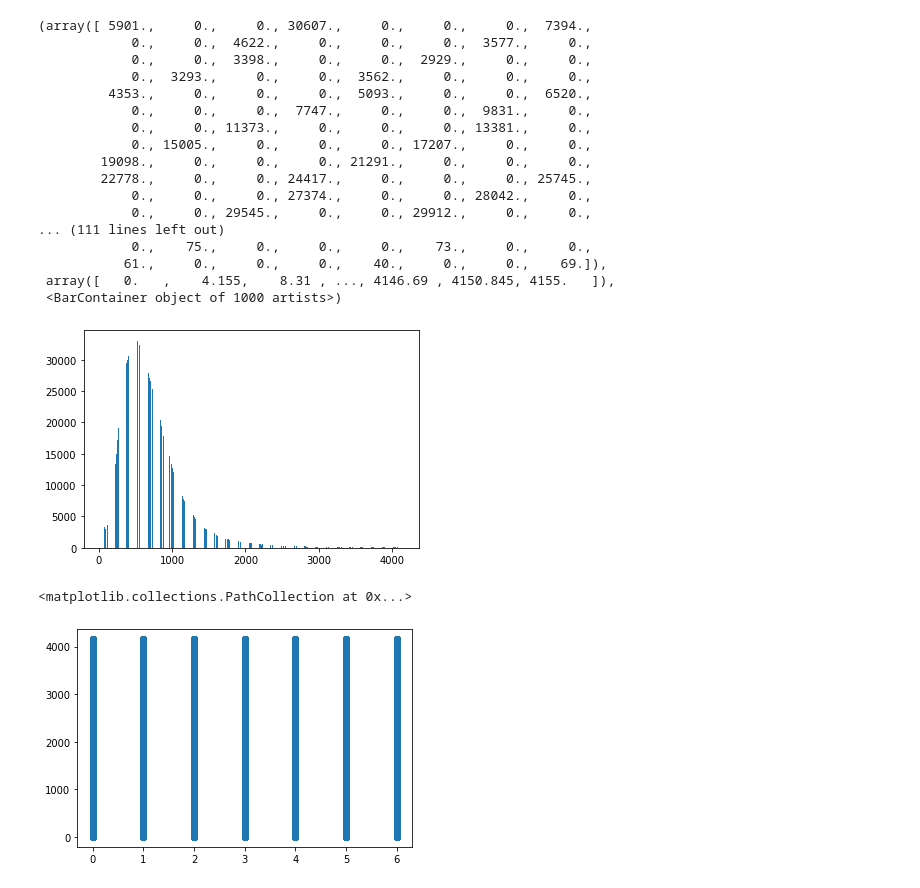
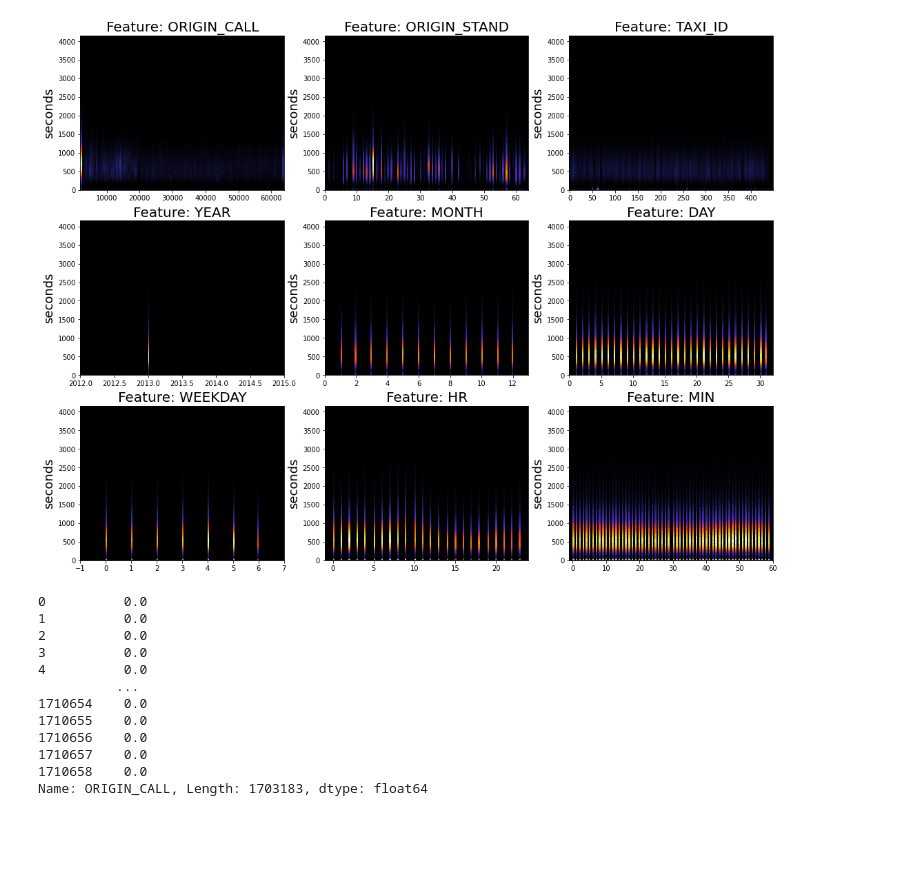
Before and after one commit to benjxia/CSE-151B-KAGGLE, a Jupyter notebook: analysis.ipynb, the cells around one changed output. Cells and saved outputs as stored; diff of their text form; code cells hidden in the pictures; blank space fills up the shorter version.

```diff
--- a/analysis.ipynb
+++ b/analysis.ipynb
@@ -37,29 +16,38 @@ plt.hist(df["TARGET"], bins=1000)
 # %%
 mean, std = df["TARGET"].mean(), df["TARGET"].std()
 df = df[df["TARGET"] < mean + 5 * std]
-# %%
-plt.hist(df["TARGET"], bins=1000)
-# %% [output]
-(array([ 5901.,     0.,     0., 30607.,     0.,     0.,     0.,  7394.,
-            0.,     0.,  4622.,     0.,     0.,     0.,  3577.,     0.,
-            0.,     0.,  3398.,     0.,     0.,  2929.,     0.,     0.,
-            0.,  3293.,     0.,     0.,  3562.,     0.,     0.,     0.,
-         4353.,     0.,     0.,     0.,  5093.,     0.,     0.,  6520.,
-            0.,     0.,     0.,  7747.,     0.,     0.,  9831.,     0.,
-            0.,     0., 11373.,     0.,     0.,     0., 13381.,     0.,
-            0., 15005.,     0.,     0.,     0., 17207.,     0.,     0.,
-        19098.,     0.,     0.,     0., 21291.,     0.,     0.,     0.,
-        22778.,     0.,     0., 24417.,     0.,     0.,     0., 25745.,
-            0.,     0.,     0., 27374.,     0.,     0., 28042.,     0.,
-            0.,     0., 29545.,     0.,     0., 29912.,     0.,     0.,
-... (111 lines left out)
-            0.,    75.,     0.,     0.,     0.,    73.,     0.,     0.,
-           61.,     0.,     0.,     0.,    40.,     0.,     0.,    69.]),
- array([   0.   ,    4.155,    8.31 , ..., 4146.69 , 4150.845, 4155.   ]),
- <BarContainer object of 1000 artists>)
-[figure, removed]
-# %%
-plt.scatter(df["WEEKDAY"], df["TARGET"])
-# %% [output]
-<matplotlib.collections.PathCollection at 0x...>
-[figure, removed]
+# %%
+%matplotlib inline
+buckets = (int(mean + 5 * std) // 15)
+fig, axs = plt.subplots(3, 3, figsize=(18, 14))
+
+for idx, v in enumerate(["ORIGIN_CALL", "ORIGIN_STAND", "TAXI_ID", "YEAR", "MONTH", "DAY", "WEEKDAY", "HR", "MIN"]):
+    ax: plt.Axes = axs[idx // 3, idx % 3]
+    if "ORIGIN_" in v:
+        ax.hist2d(df[df[v] != 0][v][:-1], df[df[v] != 0]["TARGET"][:-1], cmap="CMRmap", bins=(120, buckets))
+    else:
+        ax.hist2d(df[v][:-1], df["TARGET"][:-1], cmap="CMRmap", bins=(120, buckets))
+
+    ax.set_xlim(ax.get_xlim()[0] - 1, ax.get_xlim()[1] + 1)
+    ax.set_facecolor("black")
+    ax.set_ylabel("seconds", fontsize=18)
+    ax.set_title(f"Feature: {v}", fontsize=20)
+
+plt.show()
+# %% [output]
+[figure, added]
+# %%
+df["ORIGIN_CALL"][:-1]
+# %% [output]
+0          0.0
+1          0.0
+2          0.0
+3          0.0
+4          0.0
+          ...
+1710654    0.0
+1710655    0.0
+1710656    0.0
+1710657    0.0
+1710658    0.0
+Name: ORIGIN_CALL, Length: 1703183, dtype: float64
```
Also changed, not shown: parts of 2 cells of this notebook, 3 other files.
